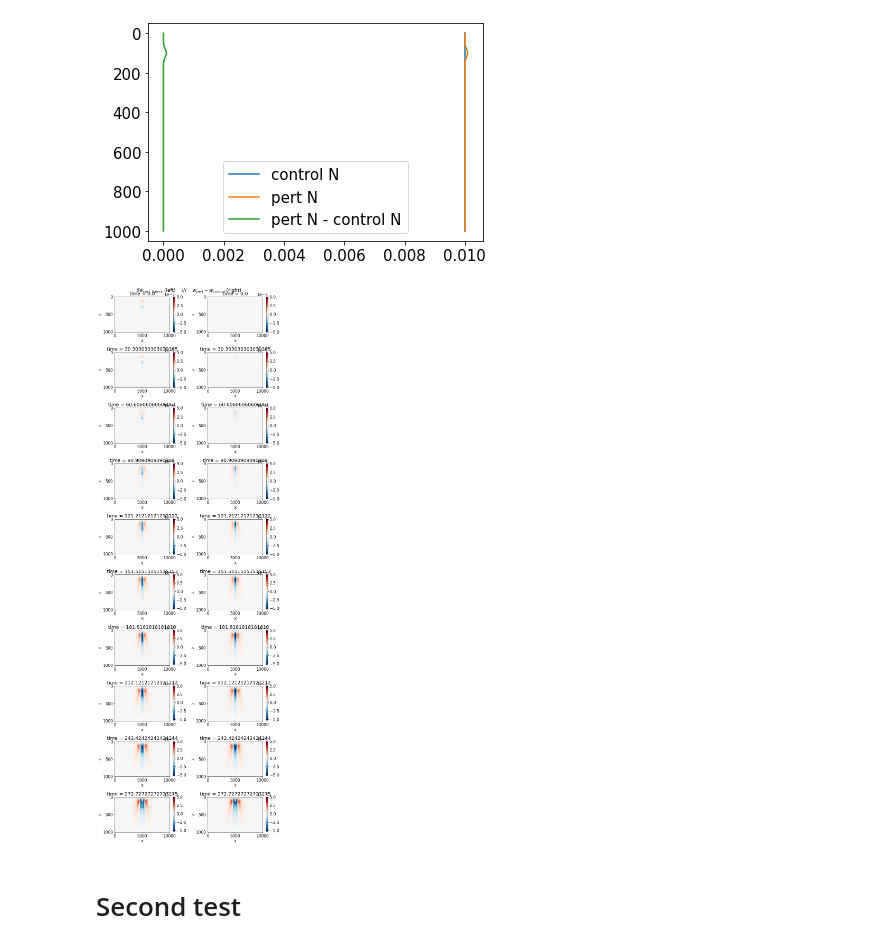
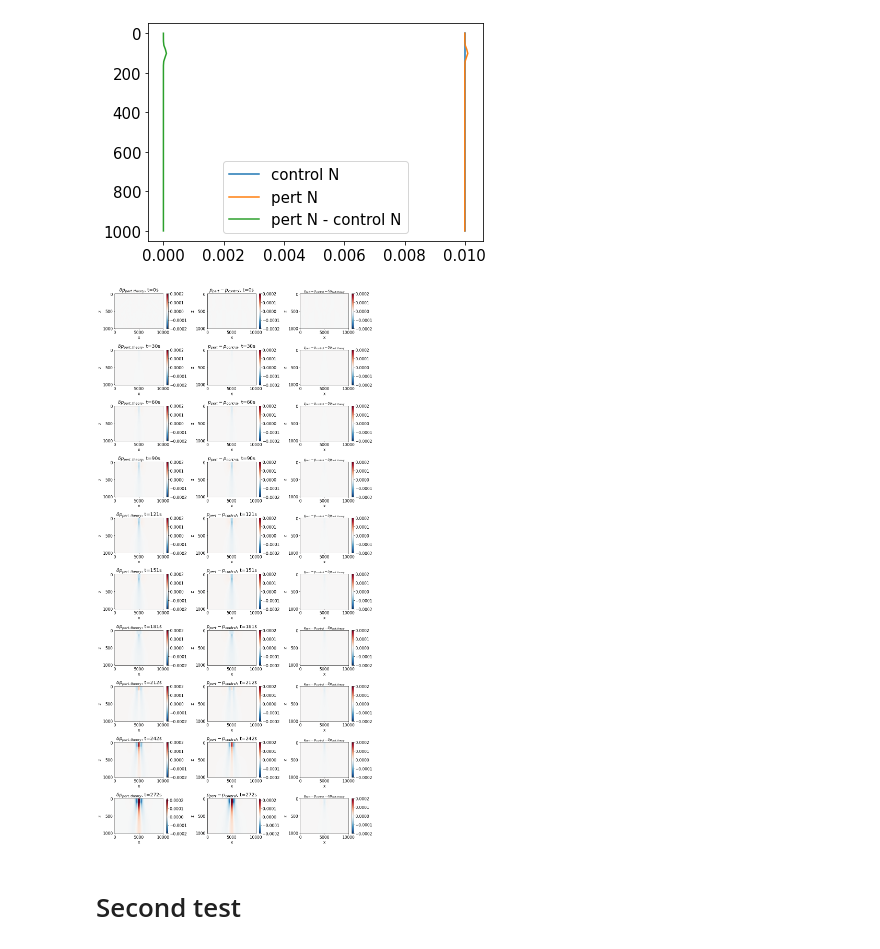
Before and after one commit to qnicolas/IWTomography, a Jupyter notebook: tomo2D.ipynb, the cells around one changed output. Drawn from its saved outputs; the diff is of its cells as text; code cells hidden in the pictures.

Commit message:
Solving the internal wave equation in terms of pressure instead of velocity

```diff
--- a/tomo2D.ipynb
+++ b/tomo2D.ipynb
@@ -268,6 +205,6 @@ class PerturbationVelocity:
 # First test
 # %%
 # Compute delta w using perturbation theory
-pvel = PerturbationVelocity(Lt=3000,Nt=100,Nx=100,Nz=50)
-%time pvel.compute_deltaw()
+pvel = PerturbationPressure(Lt=3000,Nt=100,Nx=100,Nz=50)
+%time pvel.compute_deltap()
 # %% [output]
@@ -281,7 +218,7 @@ Wall time: 26.2 s
 iwave = InternalWaveEquation(Lt=3000,Nt=100,Nx=100,Nz=50)
 
 iwave_pert = InternalWaveEquation(Lt=3000,Nt=100,Nx=100,Nz=50)
-iwave_pert.N = lambda z:0.01 + np.exp(-((z-iwave_pert.z0)**2)/(2*iwave_pert.sigma_z**2))*1e-4
+iwave_pert.N = lambda z: iwave.N(z) + pvel.deltaN(z)
 
 iwave.integrate()
 iwave_pert.integrate()
@@ -431,16 +340,18 @@ plt.legend()
 <matplotlib.legend.Legend at 0x...>
 [figure]
 # %%
-fig,ax=plt.subplots(10,2,figsize=(10,30))
-scale=5e-5
+fig,ax=plt.subplots(10,3,figsize=(15,30))
+scale=2e-4
 for t in range(10):
-    (pvel.deltaw.isel(time=t)).plot(ax=ax[t,0],y='z',yincrease=False,vmin=-scale,vmax=scale,cmap=plt.cm.RdBu_r)
-    (iwave_pert.w.isel(time=t)-iwave.w.isel(time=t)).plot(ax=ax[t,1],y='z',yincrease=False,vmin=-scale,vmax=scale,cmap=plt.cm.RdBu_r)
-
-fig.suptitle(r"$\delta w_{pert. theory}$ (left)    ///    $w_{pert}-w_{control}$ (right)")
+    (pvel.deltap.isel(time=t)).plot(ax=ax[t,0],y='z',yincrease=False,vmin=-scale,vmax=scale,cmap=plt.cm.RdBu_r)
+    (iwave_pert.p.isel(time=t)-iwave.p.isel(time=t)).plot(ax=ax[t,1],y='z',yincrease=False,vmin=-scale,vmax=scale,cmap=plt.cm.RdBu_r)
+    (iwave_pert.p.isel(time=t)-iwave.p.isel(time=t)-(pvel.deltap.isel(time=t))).plot(ax=ax[t,2],y='z',yincrease=False,vmin=-scale,vmax=scale,cmap=plt.cm.RdBu_r)
+    ax[t,0].set_title(r"$\delta p_{pert. theory}$, "+"t=%is"%iwave.p.time[t])
+    ax[t,1].set_title(r"$p_{pert}-p_{control}$, "+"t=%is"%iwave.p.time[t])
+    ax[t,2].set_title(r"$p_{pert}-p_{control}-\delta p_{pert. theory}$",fontsize=12)
 fig.tight_layout()
 # %% [output]
-[figure, old version]
+[figure, new version]
 # %% [markdown]
 # Second test
 # %%
```
Also changed, not shown: parts of 20 cells of this notebook, 1 other file.
